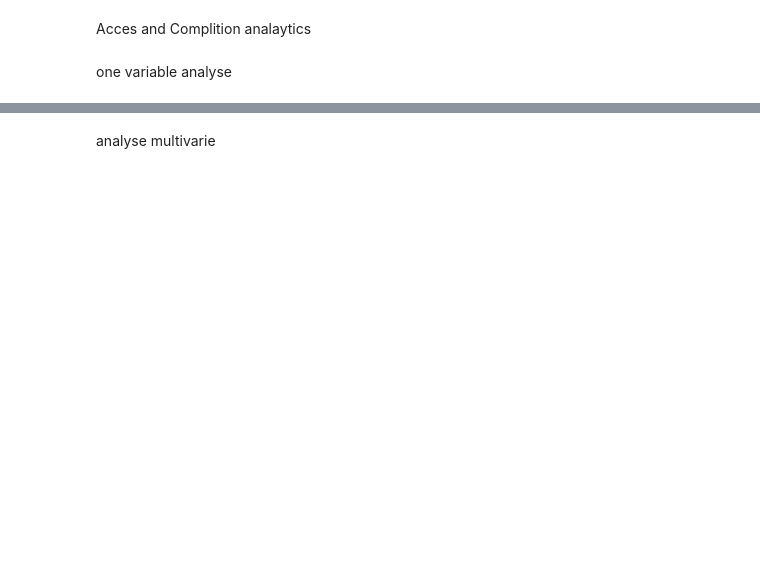
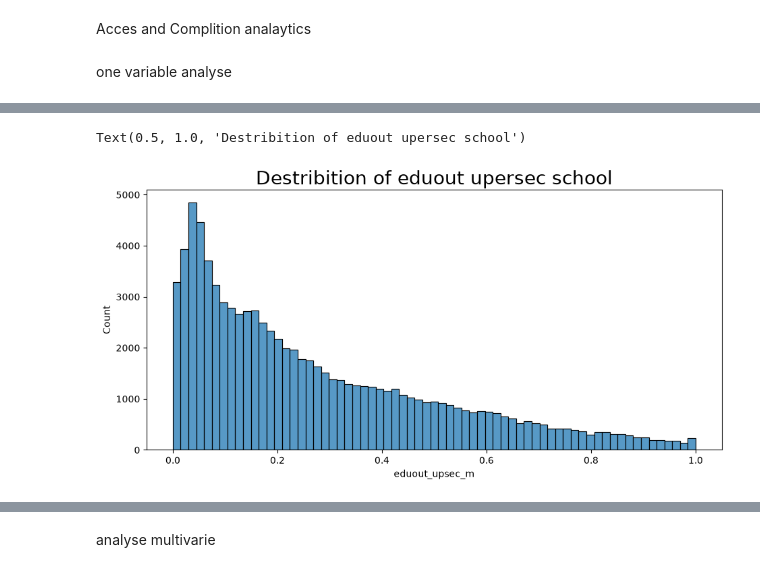
Before and after one commit to Oussama-33v/World-inequality-on-education-UNESCO-studies-fill-rouge-project-, a Jupyter notebook: Notebooks/EDA.ipynb, the cells around one changed output, grey strips where cells are left out. Drawn from its saved outputs; the diff is of its cells as text; code cells hidden in the pictures; blank space fills up the shorter version.

```diff
--- a/Notebooks/EDA.ipynb
+++ b/Notebooks/EDA.ipynb
@@ -99,7 +205,11 @@ df['eduout_upsec_m'].describe()
 # %%
 # histplot
 plt.figure(figsize=(11,5))
 sns.histplot(data = df, x = 'eduout_upsec_m')
+plt.title("Destribition of eduout upersec school", fontsize = 20)
+# %% [output]
+Text(0.5, 1.0, 'Destribition of eduout upersec school')
+[figure, added]
 # %%
 # boxplot
 plt.figure(figsize=(11,5))
```
Also changed, not shown: parts of 20 cells of this notebook, 5 other files.
